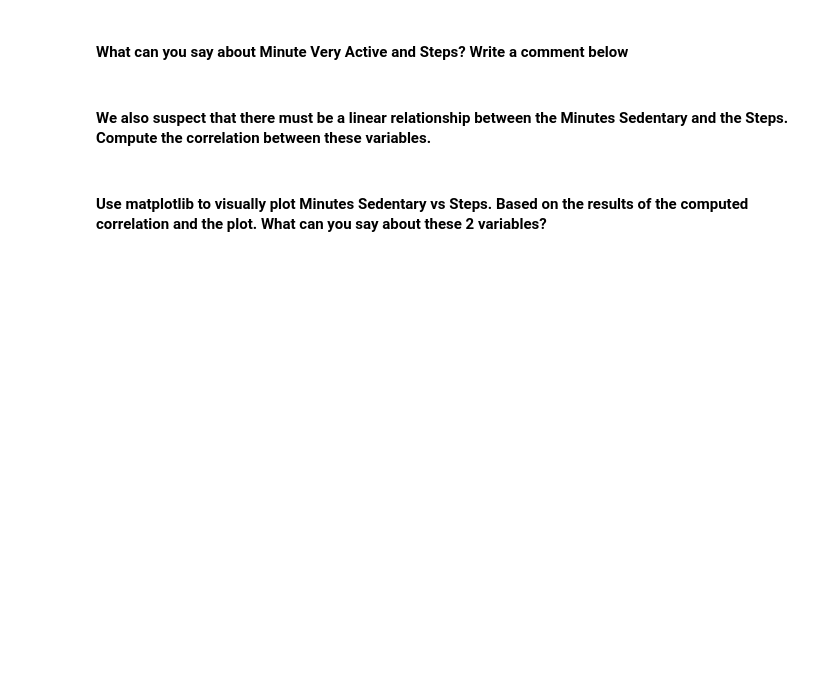
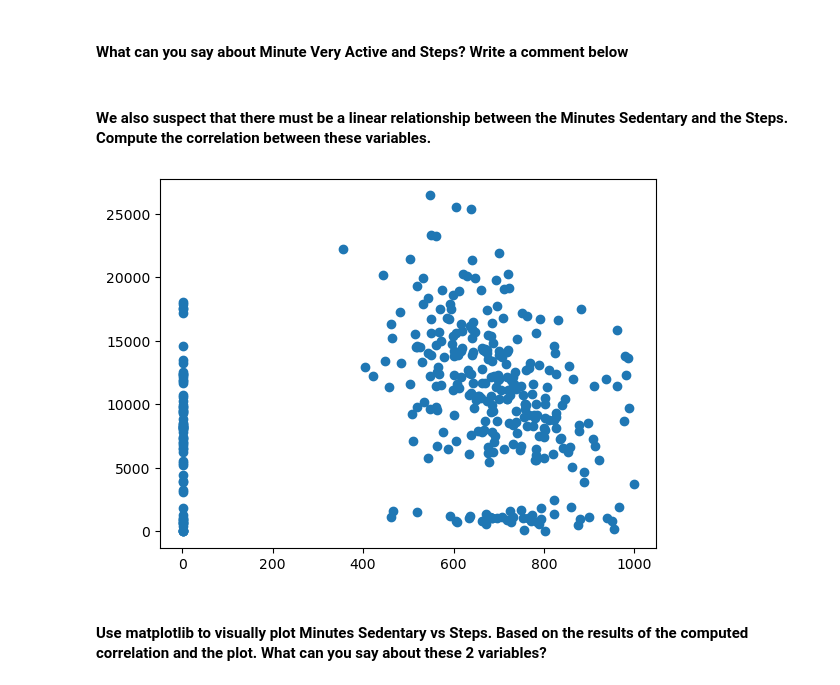
Before and after one commit to Ironhack-Data-Madrid-Octubre-2023/5.1-lab_pivot_table_and_correlation, a Jupyter notebook: your_code/main.ipynb, the cells around one changed output. Cells and saved outputs as stored; diff of their text form; code cells hidden in the pictures; blank space fills up the shorter version.

```diff
--- a/your_code/main.ipynb
+++ b/your_code/main.ipynb
@@ -114,2 +214,6 @@ Name: Salary, dtype: float64
+# %%
+plt.scatter(x=fitbit['Minutes Sedentary'], y=fitbit['Steps']);
+# %% [output]
+[figure, added]
 # %% [markdown]
 #### Use matplotlib to visually plot Minutes Sedentary vs Steps. Based on the results of the computed correlation and the plot. What can you say about these 2 variables?
```
Also changed, not shown: parts of 56 cells of this notebook.
